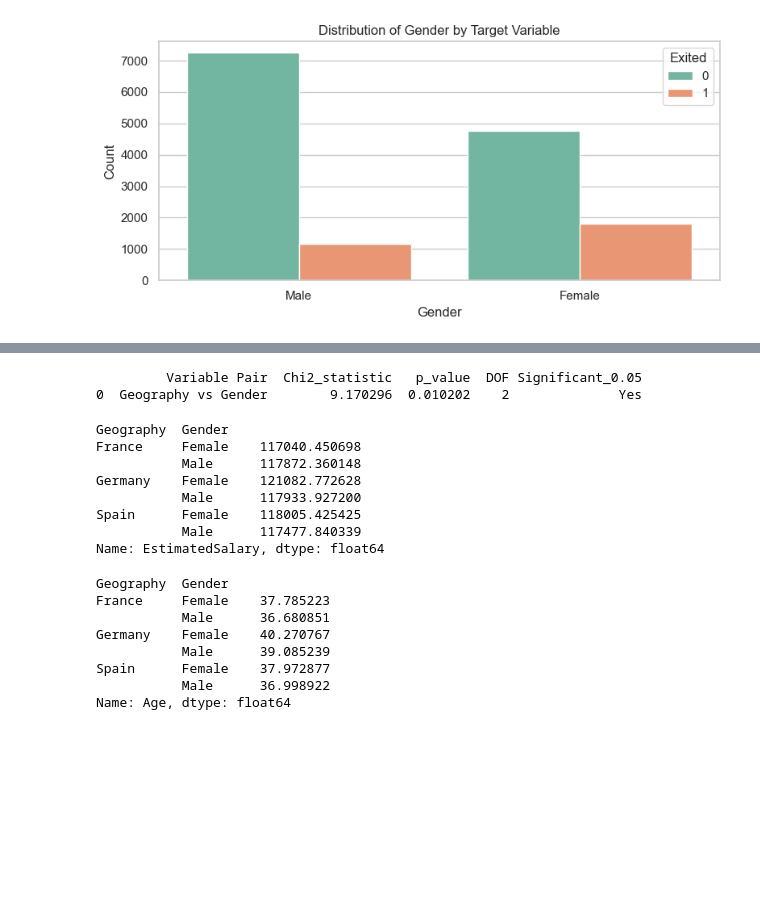
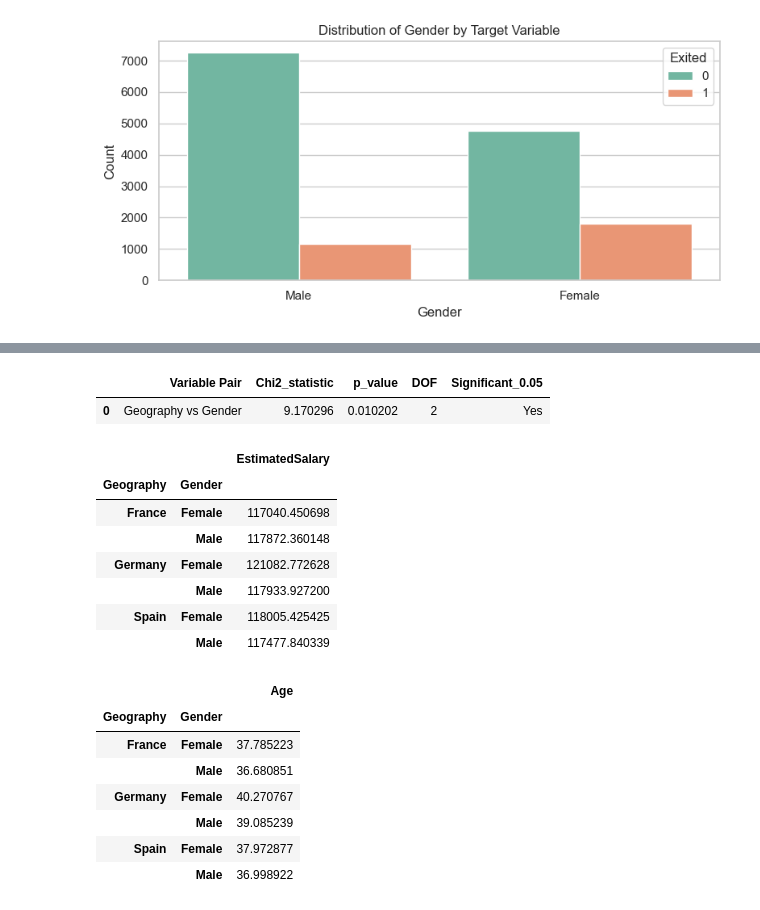
Before and after one commit to Bilelly/Bank-customer-churn-prediction, a Jupyter notebook: notebooks/01_data_exploration.ipynb, the cells around one changed output, grey strips where cells are left out. Drawn from its saved outputs; the diff is of its cells as text; code cells hidden in the pictures; blank space fills up the shorter version.

```diff
--- a/notebooks/01_data_exploration.ipynb
+++ b/notebooks/01_data_exploration.ipynb
@@ -451,34 +532,34 @@ for col1, col2 in itertools.combinations(cat_cols, 2):
 chi2_cat_df = pd.DataFrame(chi2_cat_results, columns=["Variable Pair", "Chi2_statistic", "p_value", "DOF", "Significant_0.05"])
 chi2_cat_df = chi2_cat_df.sort_values('p_value')
 
-print(chi2_cat_df)
+pd.DataFrame(chi2_cat_df)
 # %% [output]
-         Variable Pair  Chi2_statistic   p_value  DOF Significant_0.05
-0  Geography vs Gender        9.170296  0.010202    2              Yes
+|  | Variable Pair | Chi2_statistic | p_value | DOF | Significant_0.05 |
+| 0 | Geography vs Gender | 9.170296 | 0.010202 | 2 | Yes |
 # %%
 # Average EstimatedSalary by Geography and Gender
-df_train.groupby(['Geography','Gender'])['EstimatedSalary'].mean()
+pd.DataFrame(df_train.groupby(['Geography','Gender'])['EstimatedSalary'].mean())
 # %% [output]
-Geography  Gender
-France     Female    117040.450698
-           Male      117872.360148
-Germany    Female    121082.772628
-           Male      117933.927200
-Spain      Female    118005.425425
-           Male      117477.840339
-Name: EstimatedSalary, dtype: float64
+|  |  | EstimatedSalary |
+| Geography | Gender |  |
+| France | Female | 117040.450698 |
+|  | Male | 117872.360148 |
+| Germany | Female | 121082.772628 |
+|  | Male | 117933.927200 |
+| Spain | Female | 118005.425425 |
+|  | Male | 117477.840339 |
 # %%
 # Average Age by Geography and Gender
-df_train.groupby(['Geography','Gender'])['Age'].mean()
+pd.DataFrame(df_train.groupby(['Geography','Gender'])['Age'].mean())
 # %% [output]
-Geography  Gender
-France     Female    37.785223
-           Male      36.680851
-Germany    Female    40.270767
-           Male      39.085239
-Spain      Female    37.972877
-           Male      36.998922
-Name: Age, dtype: float64
+|  |  | Age |
+| Geography | Gender |  |
+| France | Female | 37.785223 |
+|  | Male | 36.680851 |
+| Germany | Female | 40.270767 |
+|  | Male | 39.085239 |
+| Spain | Female | 37.972877 |
+|  | Male | 36.998922 |
 # %%
 # save the new dataset
 #df_train.to_csv('../data/cleaned_data.csv', index=False)
```
Also changed, not shown: parts of 15 cells of this notebook, 3 other files.
